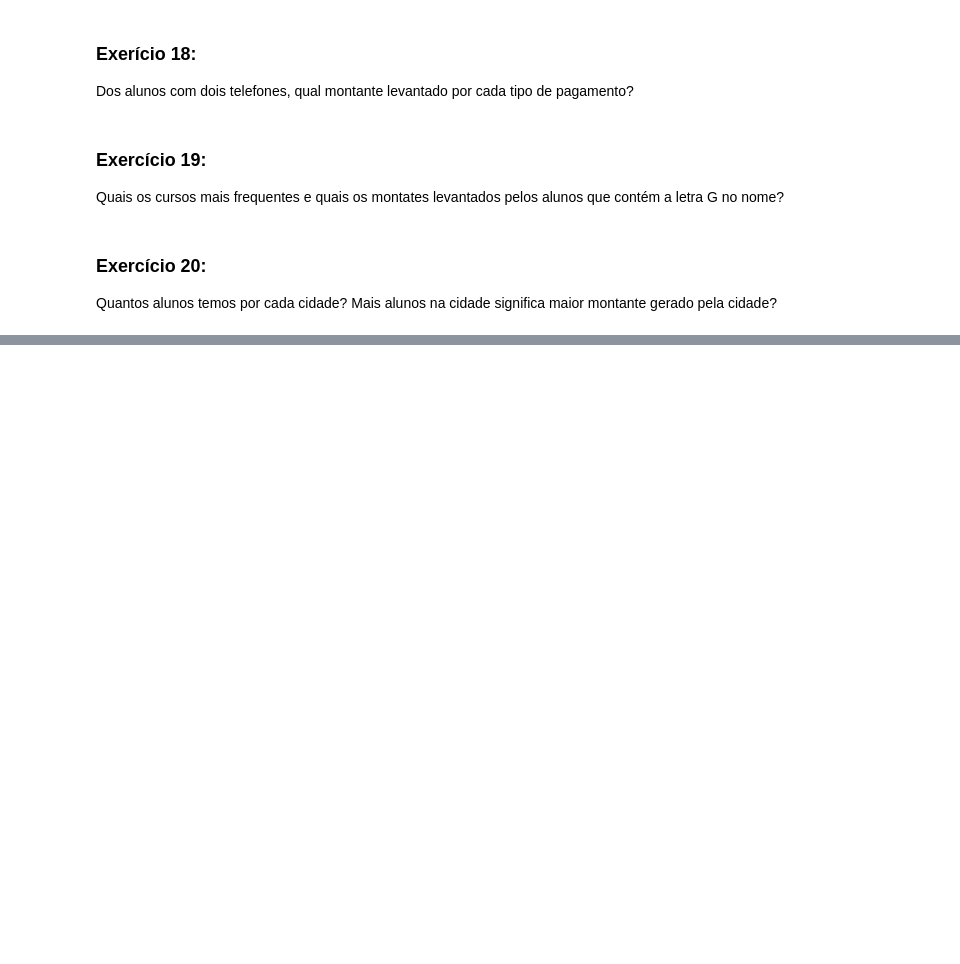
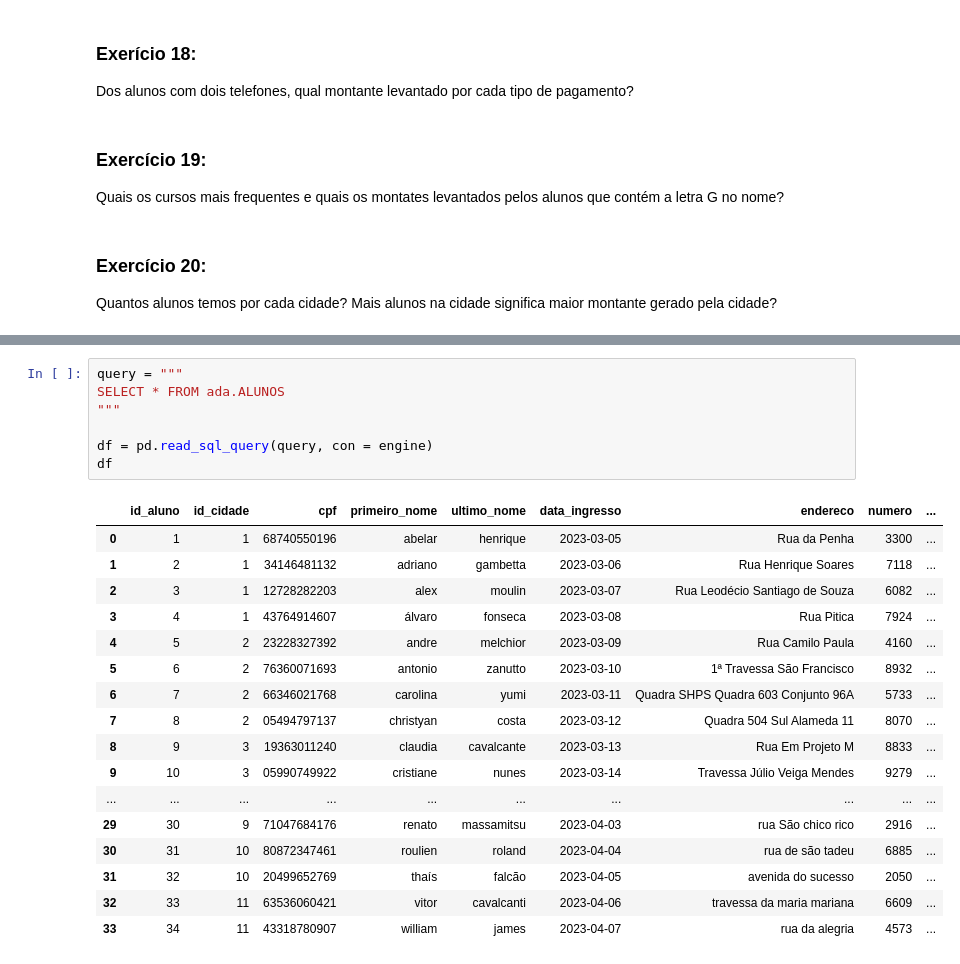
Before and after one commit to carolinarutililima/ADA_Santander, a Jupyter notebook: Banco de Dados I/aula_6 final.ipynb, the cells around one changed output, grey strips where cells are left out. Cells and saved outputs as stored; diff of their text form; blank space fills up the shorter version.

```diff
--- a/Banco de Dados I/aula_6 final.ipynb
+++ b/Banco de Dados I/aula_6 final.ipynb
@@ -439,0 +556,25 @@ Quantos alunos temos por cada cidade? Mais alunos na cidade significa maior mont
+# %%
+query = """
+SELECT * FROM ada.ALUNOS
+"""
+
+df = pd.read_sql_query(query, con = engine)
+df
+# %% [output]
+|  | id_aluno | id_cidade | cpf | primeiro_nome | ultimo_nome | data_ingresso | endereco | numero | ... |
+| 0 | 1 | 1 | 68740550196 | abelar | henrique | 2023-03-05 | Rua da Penha | 3300 | ... |
+| 1 | 2 | 1 | 34146481132 | adriano | gambetta | 2023-03-06 | Rua Henrique Soares | 7118 | ... |
+| 2 | 3 | 1 | 12728282203 | alex | moulin | 2023-03-07 | Rua Leodécio Santiago de Souza | 6082 | ... |
+| 3 | 4 | 1 | 43764914607 | álvaro | fonseca | 2023-03-08 | Rua Pitica | 7924 | ... |
+| 4 | 5 | 2 | 23228327392 | andre | melchior | 2023-03-09 | Rua Camilo Paula | 4160 | ... |
+| 5 | 6 | 2 | 76360071693 | antonio | zanutto | 2023-03-10 | 1ª Travessa São Francisco | 8932 | ... |
+| 6 | 7 | 2 | 66346021768 | carolina | yumi | 2023-03-11 | Quadra SHPS Quadra 603 Conjunto 96A | 5733 | ... |
+| 7 | 8 | 2 | 05494797137 | christyan | costa | 2023-03-12 | Quadra 504 Sul Alameda 11 | 8070 | ... |
+| 8 | 9 | 3 | 19363011240 | claudia | cavalcante | 2023-03-13 | Rua Em Projeto M | 8833 | ... |
+| 9 | 10 | 3 | 05990749922 | cristiane | nunes | 2023-03-14 | Travessa Júlio Veiga Mendes | 9279 | ... |
+| ... | ... | ... | ... | ... | ... | ... | ... | ... | ... |
+| 29 | 30 | 9 | 71047684176 | renato | massamitsu | 2023-04-03 | rua São chico rico | 2916 | ... |
+| 30 | 31 | 10 | 80872347461 | roulien | roland | 2023-04-04 | rua de são tadeu | 6885 | ... |
+| 31 | 32 | 10 | 20499652769 | thaís | falcão | 2023-04-05 | avenida do sucesso | 2050 | ... |
+| 32 | 33 | 11 | 63536060421 | vitor | cavalcanti | 2023-04-06 | travessa da maria mariana | 6609 | ... |
+| 33 | 34 | 11 | 43318780907 | william | james | 2023-04-07 | rua da alegria | 4573 | ... |
```
Also changed, not shown: parts of 6 cells of this notebook, 2 other files.
